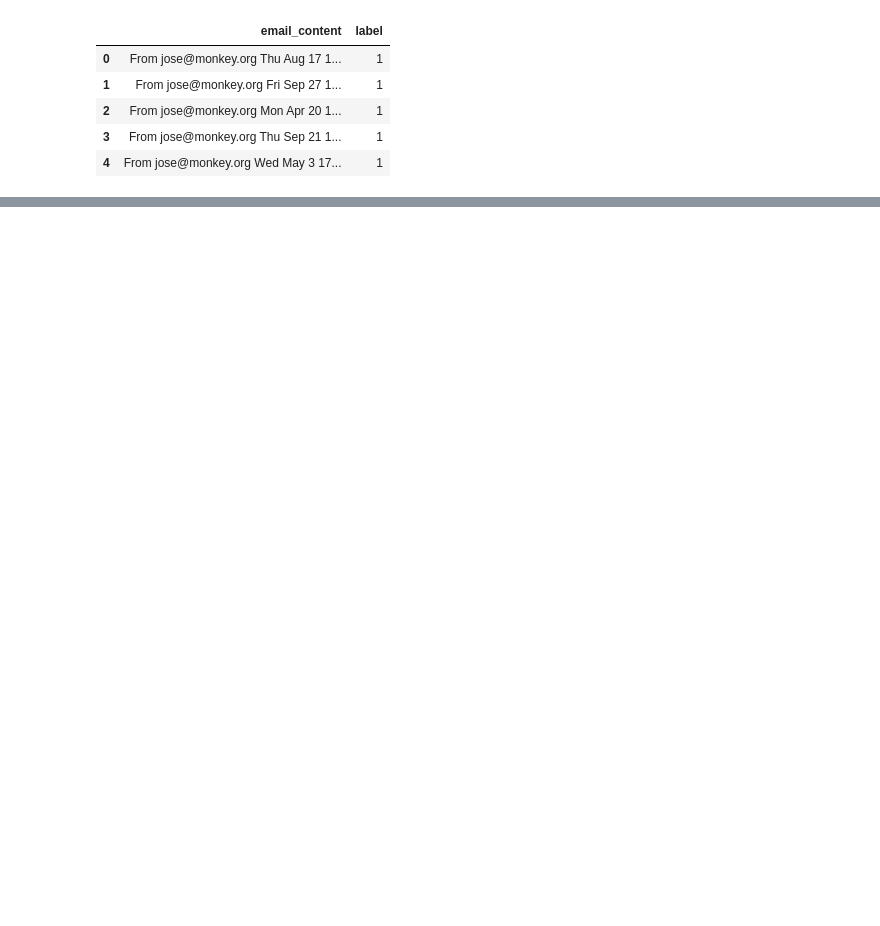
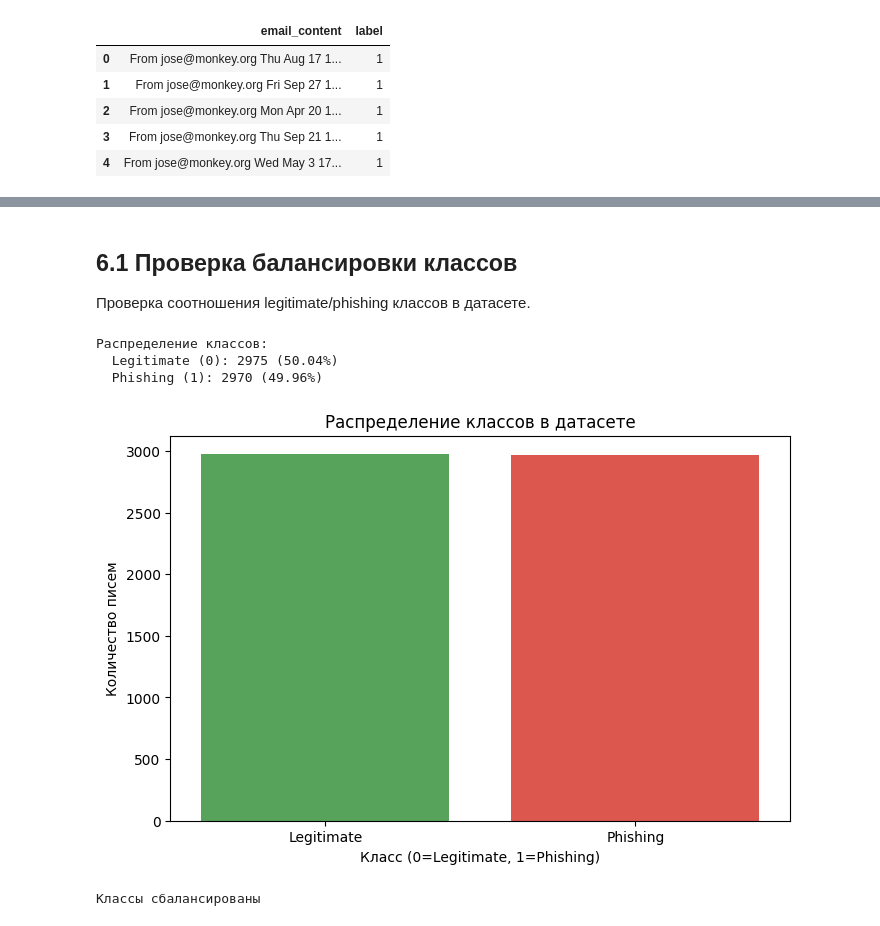
Before and after one commit to avseitsevad/eml-phishing-analyzer, a Jupyter notebook: notebooks/dataset_and_features.ipynb, the cells around one changed output, grey strips where cells are left out. Cells and saved outputs as stored; diff of their text form; code cells hidden in the pictures; blank space fills up the shorter version.

```diff
--- a/notebooks/dataset_and_features.ipynb
+++ b/notebooks/dataset_and_features.ipynb
@@ -15,17 +20,10 @@ from tqdm import tqdm
 import warnings
 warnings.filterwarnings('ignore')
 
-# Добавляем родительскую директорию в sys.path для импорта модулей как пакета
-# Это позволяет использовать относительные импорты в модулях (например, .utils)
-BASE_DIR = Path('../').resolve()
+BASE_DIR = (Path('/content/drive/MyDrive') / 'eml-phishing-analyzer').resolve()
 if str(BASE_DIR) not in sys.path:
     sys.path.insert(0, str(BASE_DIR))
 
 # Настройка путей
 DATA_RAW = BASE_DIR / 'data' / 'raw'
 DATA_PROCESSED = BASE_DIR / 'data' / 'processed'
-
-print(f"Рабочая директория: {BASE_DIR}")
-print(f"Исходные данные: {DATA_RAW}")
-print(f"Обработанные данные: {DATA_PROCESSED}")
-print(f"sys.path содержит: {BASE_DIR}")
@@ -54,7 +49,6 @@ def split_nazario_file(file_path: Path) -> list:
 
     with open(file_path, 'r', encoding='utf-8', errors='ignore') as f:
         for line in f:
-            # Проверяем, начинается ли строка с "From " (начало нового письма)
             if line.startswith('From ') and len(line) > 20 and '@' in line:
                 if current_email:
                     emails.append(''.join(current_email))
@@ -62,7 +56,6 @@ def split_nazario_file(file_path: Path) -> list:
             else:
                 current_email.append(line)
 
-        # Добавляем последнее письмо
         if current_email:
             emails.append(''.join(current_email))
 
@@ -74,14 +67,11 @@ nazario_path = DATA_RAW / 'nazario'
 nazario_files = sorted(nazario_path.glob('phishing-*.txt'))
 
 print(f"Найдено файлов Nazario: {len(nazario_files)}")
-for f in nazario_files:
-    print(f"  - {f.name}")
 
 # Объединение всех файлов
 all_nazario_emails = []
 for file_path in tqdm(nazario_files, desc="Загрузка Nazario файлов"):
     emails = split_nazario_file(file_path)
     all_nazario_emails.extend(emails)
-    print(f"  {file_path.name}: {len(emails)} писем")
 
-print(f"\nВсего загружено фишинговых писем: {len(all_nazario_emails)}")
+print(f"Всего загружено фишинговых писем: {len(all_nazario_emails)}")
@@ -1215,0 +263,2 @@ print("\n" + "="*80)
+# %%
+df = pd.read_csv('/content/drive/MyDrive/eml-phishing-analyzer/data/processed/email_dataset.csv')
@@ -1215,0 +399,4 @@ print("\n" + "="*80)
+# %% [markdown]
+## 6.1 Проверка балансировки классов
+
+Проверка соотношения legitimate/phishing классов в датасете.
@@ -1215,0 +407,32 @@ print("\n" + "="*80)
+# %%
+# Проверка балансировки классов
+import matplotlib.pyplot as plt
+import seaborn as sns
+
+class_counts = df['label'].value_counts()
+class_percentages = df['label'].value_counts(normalize=True) * 100
+
+print("Распределение классов:")
+print(f"  Legitimate (0): {class_counts.get(0, 0)} ({class_percentages.get(0, 0):.2f}%)")
+print(f"  Phishing (1): {class_counts.get(1, 0)} ({class_percentages.get(1, 0):.2f}%)")
+
+# Визуализация
+plt.figure(figsize=(8, 5))
+sns.countplot(x=df['label'], palette=['#4CAF50', '#F44336'])
+plt.title('Распределение классов в датасете')
+plt.xlabel('Класс (0=Legitimate, 1=Phishing)')
+plt.ylabel('Количество писем')
+plt.xticks([0, 1], ['Legitimate', 'Phishing'])
+plt.show()
+
+# Проверка балансировки
+if abs(class_percentages.get(0, 0) - class_percentages.get(1, 0)) > 5:
+    print("\nКлассы несбалансированы")
+else:
+    print("\nКлассы сбалансированы")
+# %% [output]
+Распределение классов:
+  Legitimate (0): 2975 (50.04%)
+  Phishing (1): 2970 (49.96%)
+[figure, added]
+Классы сбалансированы
```
Also changed, not shown: parts of 115 cells of this notebook, 21 other files.
